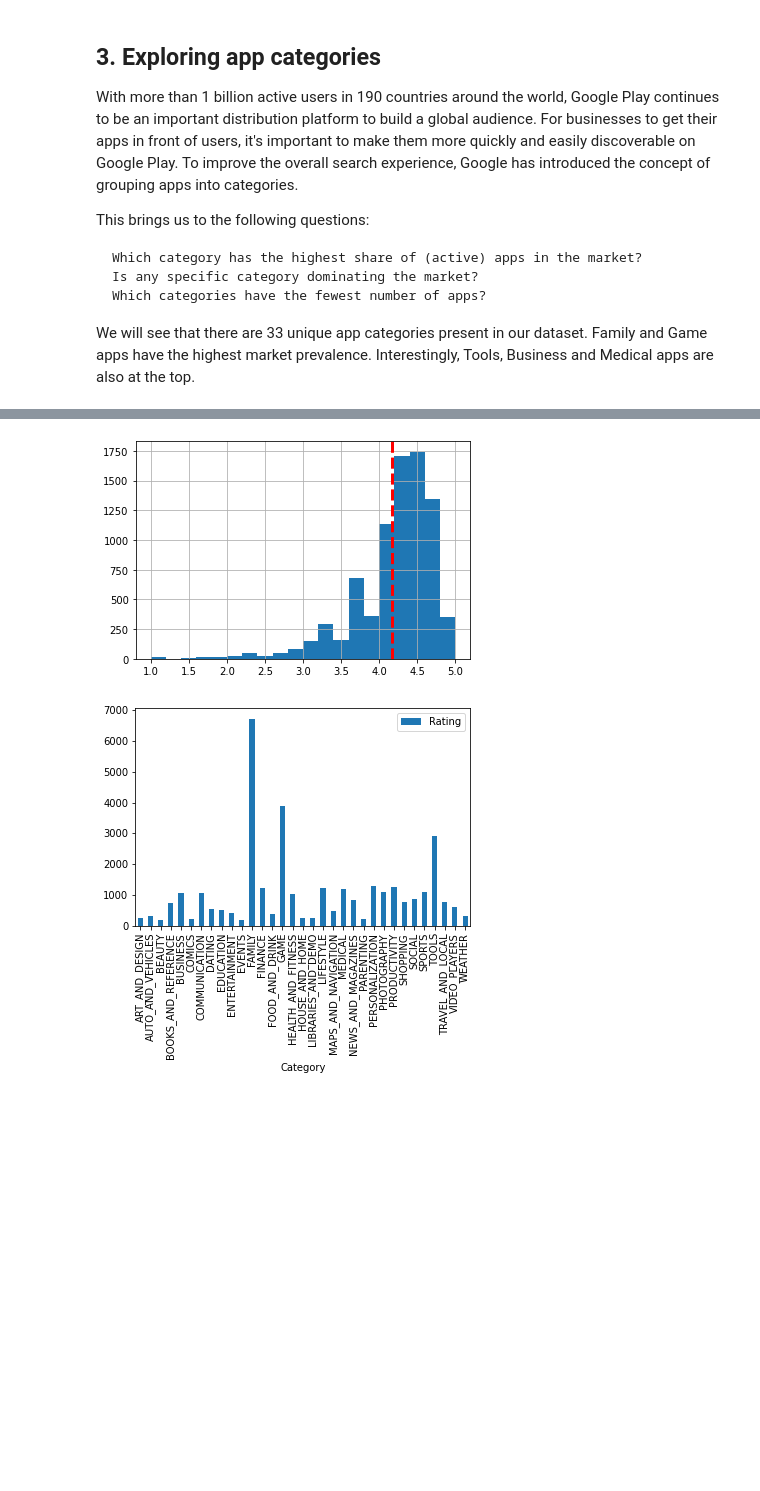
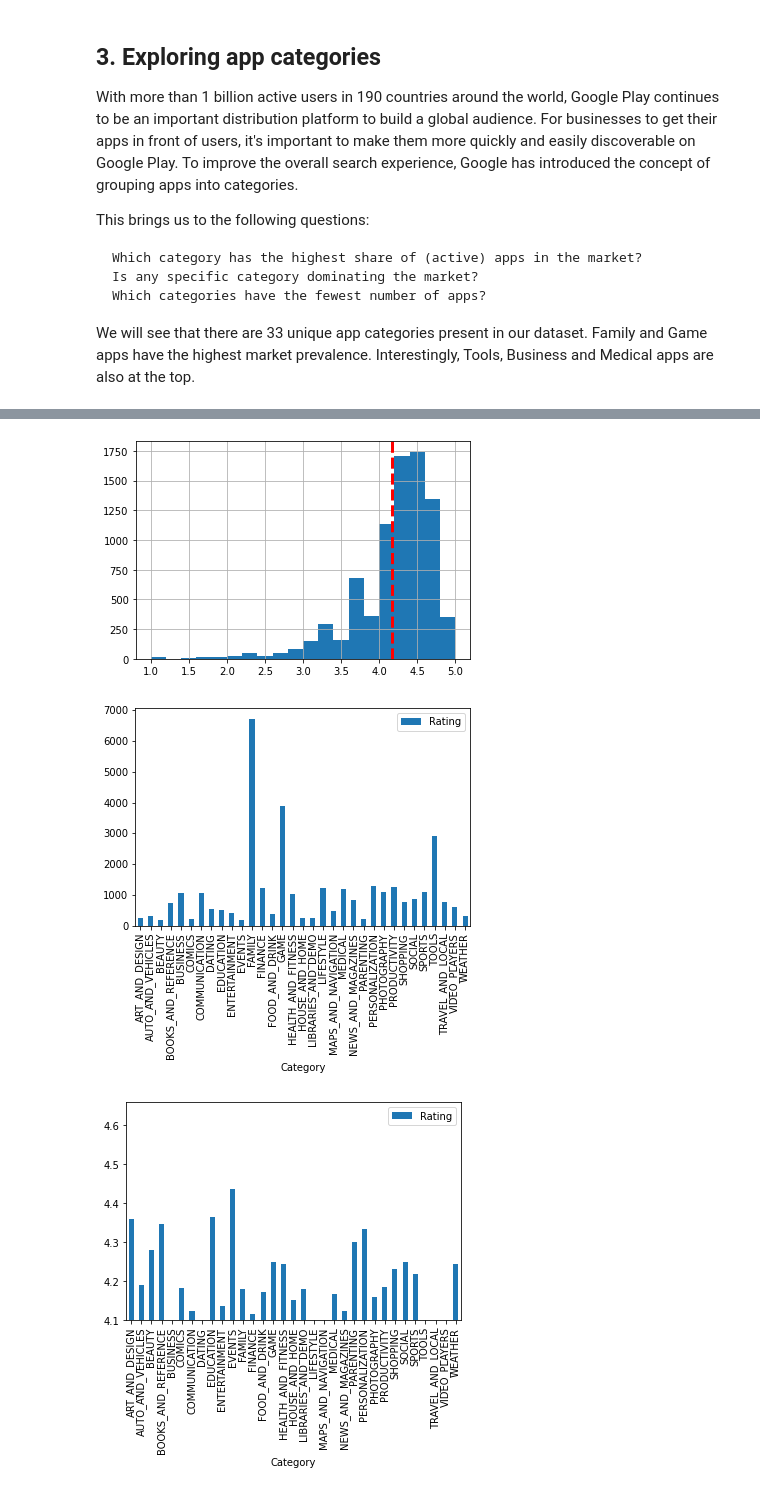
Before and after one commit to johnhhu2020/DataCamp-Data-Scientist-with-Python-Track, a Jupyter notebook: The Android App Market on Google Play.ipynb, the cells around one changed output, grey strips where cells are left out. Cells and saved outputs as stored; diff of their text form; code cells hidden in the pictures; blank space fills up the shorter version.

```diff
--- a/The Android App Market on Google Play.ipynb
+++ b/The Android App Market on Google Play.ipynb
@@ -286,6 +261,7 @@ print(apps['Rating'].mean())
 import matplotlib.pyplot as plt
 
 apps['Rating'].hist(bins=20)
+#####################################################################################################################
 plt.axvline(apps['Rating'].mean(), color='red', linestyle='dashed', linewidth=3)
 plt.show()
 
@@ -297,11 +273,14 @@ plt.show()
 
 
 
-
-
 import matplotlib.pyplot as plt
 import numpy as np
 
 apps.pivot_table(values='Rating', index='Category', aggfunc=np.sum).plot(kind='bar')
 plt.show()
+
+
+apps.pivot_table(values='Rating', index='Category', aggfunc=np.mean).plot(kind='bar')
+plt.ylim(bottom=4.1)
+plt.show()
 # %% [output]
@@ -323,7 +302,8 @@ Android Ver          2
 dtype: int64
 4.173243045387994
 [figure]
 [figure]
+[figure, added]
 # %% [markdown]
 ## 5. Size and price of an app
 
```
Also changed, not shown: parts of 9 cells of this notebook.
